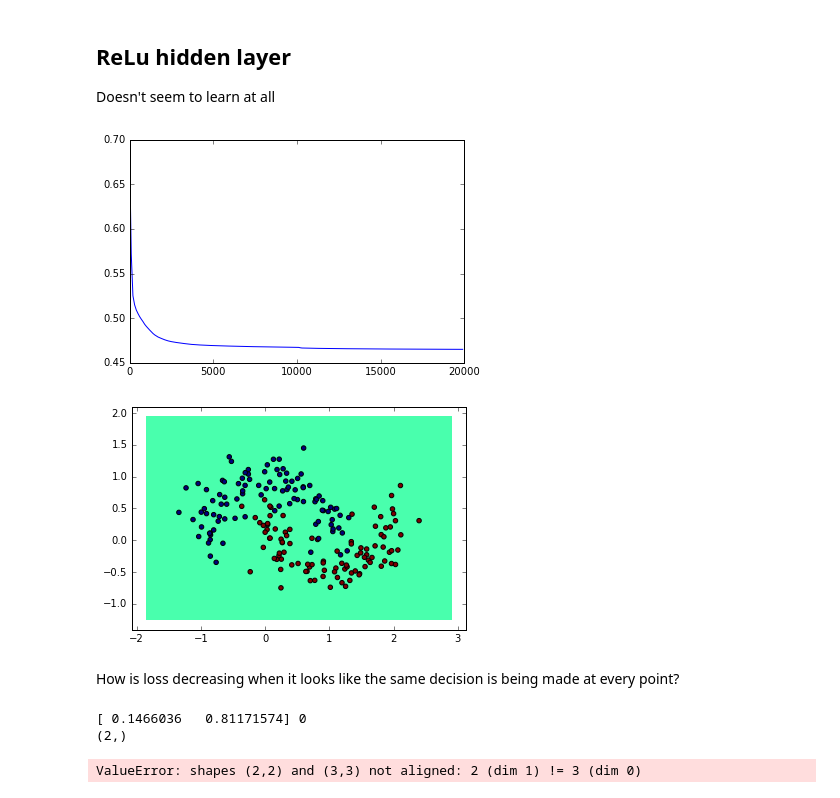
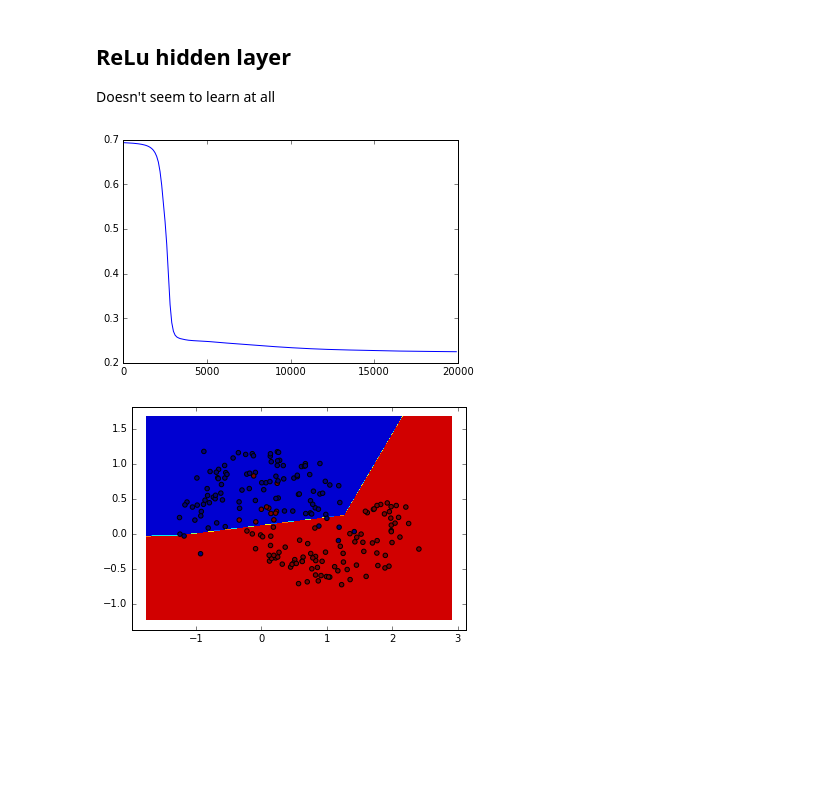
Before and after one commit to dvizye/basic-nn, a Jupyter notebook: nn-test.ipynb, the cells around one changed output. Cells and saved outputs as stored; diff of their text form; code cells hidden in the pictures; blank space fills up the shorter version.

Commit message:
Test ReLu with more hidden layers and nodes

```diff
--- a/nn-test.ipynb
+++ b/nn-test.ipynb
@@ -174,23 +174,11 @@ nn.plot_decision_boundary(X,y)
 ## ReLu hidden layer
 Doesn't seem to learn at all
 # %%
-nn = NeuralNet(input_dim=2, num_output=2, learning_rate=0.05, hidden_sizes=[3], nonlinearity='RELU')
+nn = NeuralNet(input_dim=2, num_output=2, learning_rate=0.01, hidden_sizes=[4, 3, 3], nonlinearity='RELU')
 nn.fit(X,y,max_iter=20000, plot_loss=True)
 # %% [output]
-[figure, old version]
+[figure, new version]
 # %%
 nn.plot_decision_boundary(X, y)
 # %% [output]
-[figure, old version]
+[figure, new version]
-# %% [markdown]
-How is loss decreasing when it looks like the same decision is being made at every point?
-# %%
-# Test with a single point
-x1 = X[0, :]
-y1 = y[0]
-print x1, y1
-nn.predict(np.expand_dims(x1, )
-# %% [output]
-[ 0.1466036   0.81171574] 0
-(2,)
-ValueError: shapes (2,2) and (3,3) not aligned: 2 (dim 1) != 3 (dim 0)
```
